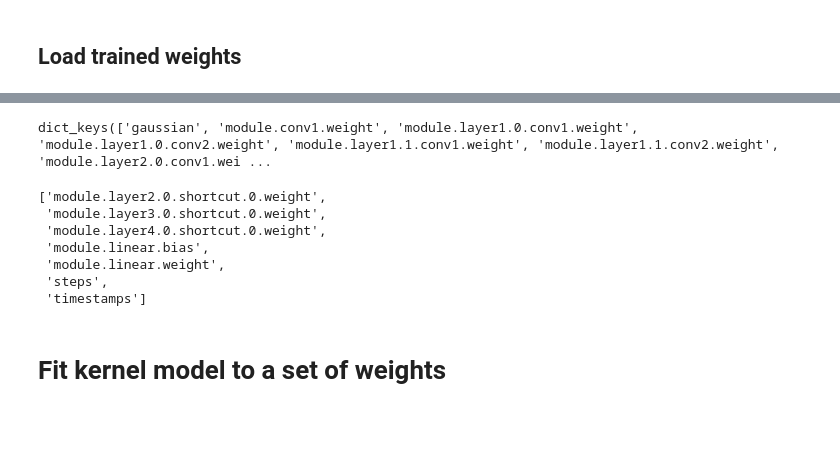
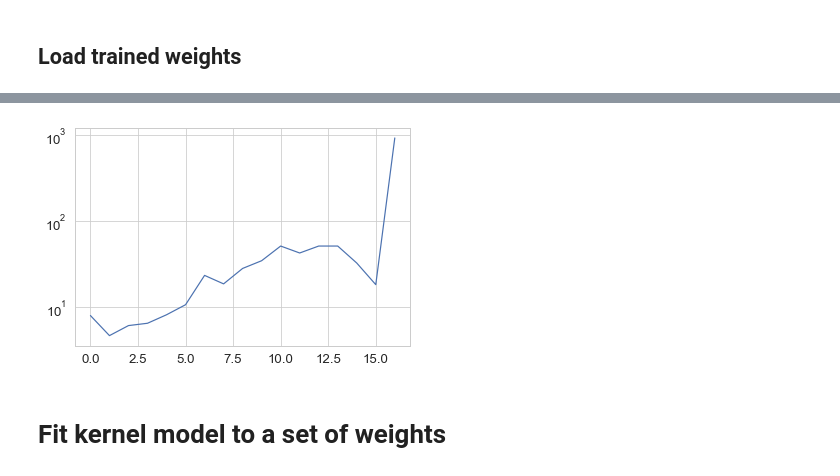
Before and after one commit to ratschlab/bnn_priors, a Jupyter notebook: experiments/3.4_Analyse_empirical_weight_distributions.ipynb, the cells around one changed output, grey strips where cells are left out. Drawn from its saved outputs; the diff is of its cells as text; code cells hidden in the pictures; blank space fills up the shorter version.

```diff
--- a/experiments/3.4_Analyse_empirical_weight_distributions.ipynb
+++ b/experiments/3.4_Analyse_empirical_weight_distributions.ipynb
@@ -247,2 +213,0 @@ array([3.5786275e-02, 8.2825139e-02, 1.5331586e-01, 2.8715976e-02,
-# %%
-conv_keys = [k for k in samples.keys() if "conv" in k and "weight" in k]
@@ -262,4 +256,0 @@ weight_gaussian = np.random.normal(loc=weight.mean(), scale=weight.std(), size=w
-# %%
-weights = {"gaussian": weight_gaussian}
-for k in conv_keys:
-    weights[k] = samples[k][-1]
@@ -268,2 +324,5 @@ weights_reshaped = {name : weight.reshape(weight.shape[0]*weight.shape[1], -1) f
 # %%
-weights_all = np.concatenate([samples[k][-1].ravel() for k in conv_keys])
+plt.plot([opt_dfs[k][1] for k in sorted(conv_keys)])
+plt.yscale('log')
+# %% [output]
+[figure, added]
@@ -273,4 +328,0 @@ weights_all = {"gaussian": np.random.normal(loc=weights_all.mean(), scale=weight
-# %%
-weights.keys()
-# %% [output]
-dict_keys(['gaussian', 'module.conv1.weight', 'module.layer1.0.conv1.weight', 'module.layer1.0.conv2.weight', 'module.layer1.1.conv1.weight', 'module.layer1.1.conv2.weight', 'module.layer2.0.conv1.wei ...
@@ -282,10 +328,0 @@ for k in opt_states.keys():
-# %%
-[k for k in samples.keys() if k not in conv_keys and 'bn' not in k]
-# %% [output]
-['module.layer2.0.shortcut.0.weight',
- 'module.layer3.0.shortcut.0.weight',
- 'module.layer4.0.shortcut.0.weight',
- 'module.linear.bias',
- 'module.linear.weight',
- 'steps',
- 'timestamps']
```
Also changed, not shown: parts of 19 cells of this notebook, 10 other files.
